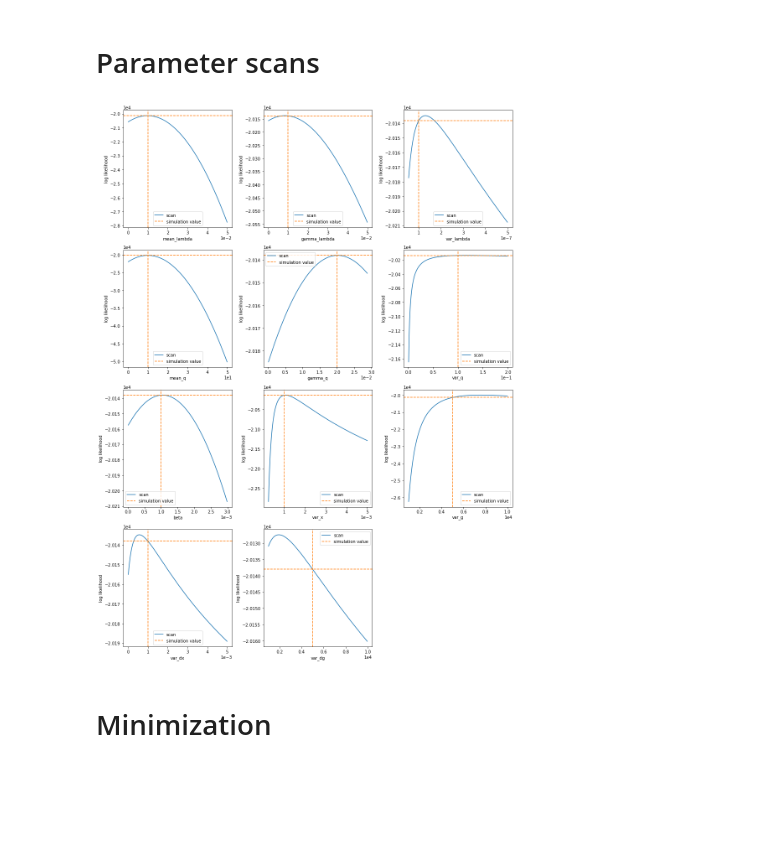
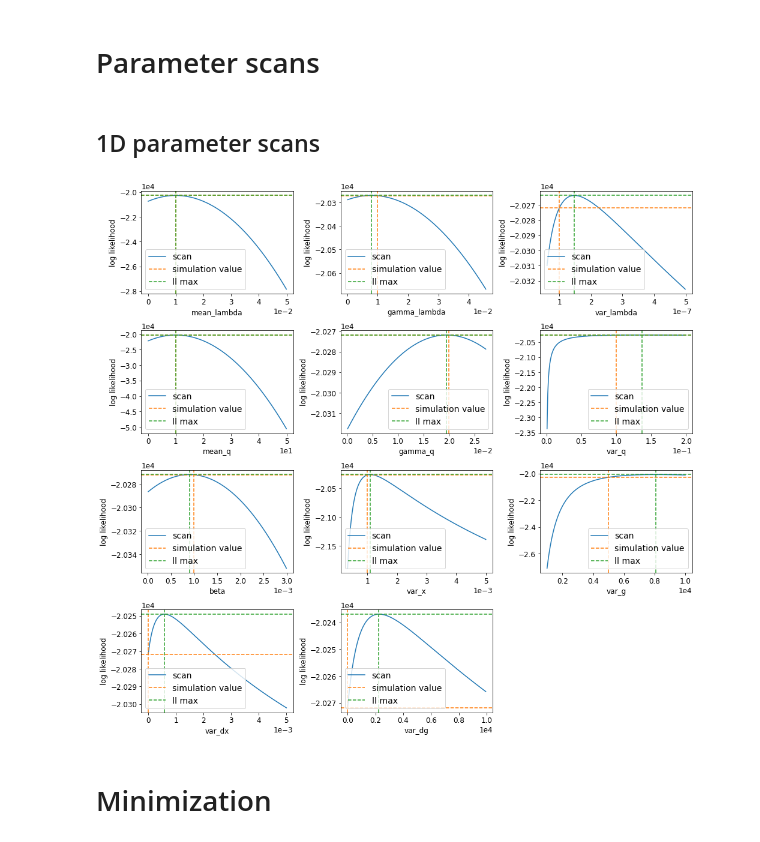
Before and after one commit to bjks/gfp_gaussian_process, a Jupyter notebook: notebooks/gfp_gaussian_prior.ipynb, the cells around one changed output. Cells and saved outputs as stored; diff of their text form; code cells hidden in the pictures; blank space fills up the shorter version.

```diff
--- a/notebooks/gfp_gaussian_prior.ipynb
+++ b/notebooks/gfp_gaussian_prior.ipynb
@@ -6,3 +25,10 @@ import os
+# %%
+minimization_file = '../data/simulation_gaussian_gfp_out/simulation_gaussian_gfp_f_b012345678.csv'
+# minimization_file = '../data/simulation_gaussian_gfp_out/simulation_gaussian_gfp_f_b012345678910.csv'
+# minimization_file = '../data/simulation_gaussian_gfp_out/simulation_gaussian_gfp_f_b01234578910.csv'
+
+
+scan_prefix = '../data/simulation_gaussian_gfp_out/simulation_gaussian_gfp'
 # %% [markdown]
 # Parameter scans
 # %%
@@ -51,20 +77,28 @@ def read_1dscan(filename):
 
 def plot_1dscans(filenames, cols=3, width=14):
     rows = np.ceil(len(filenames)/cols).astype(int)
-    fig, axes = plt.subplots(rows, cols, figsize=(width,width/cols*rows))
+    fig, axes = plt.subplots(rows, cols, figsize=(width,0.7*width/cols*rows))
     # fig = plt.figure()
     for i, ax in enumerate(axes.ravel()):
         if i<len(filenames):
             scan, parameter = read_1dscan(filenames[i])
+
+            param_range = scan.to_numpy()[:,0]
+            ll = scan.to_numpy()[:,1]
+
+            ax.plot(param_range,ll, label='scan')
+
             params_config = read_params_config(filenames[i])
             init = get_params_config(params_config, parameter)["init"].values[0]
-            param_range = scan.to_numpy()[:,0]
-            ll = scan.to_numpy()[:,1]
             init_idx = np.searchsorted(param_range, init)
-
-            ax.plot(param_range,ll, label='scan')
             ax.axvline(x=init, label='simulation value', ls='--', color='tab:orange')
             ax.axhline(y=ll[init_idx], ls='--', color='tab:orange')
+
+            x_scan_max, y_scan_max = param_range[np.nanargmax(ll)], np.nanmax(ll)
+
+            ax.axvline(x=x_scan_max, label='ll max', ls='--', color='tab:green')
+            ax.axhline(y=y_scan_max, ls='--', color='tab:green')
+
 
             ax.set_xlabel(parameter)
             ax.set_ylabel('log likelihood')
@@ -75,12 +109,16 @@ def plot_1dscans(filenames, cols=3, width=14):
             plt.delaxes(ax)
 
     plt.tight_layout()
+    plot_file = "/".join(filenames[0].split("/")[:-1]) + '/1dscans.pdf'
+    plt.savefig(plot_file)
     plt.show()
+# %% [markdown]
+## 1D parameter scans
 # %%
-scan_files = get_scan_file_prefix('../data/out/simulation_shared_with_bjoern')
-plot_1dscans(scan_files)
+scan_files = get_scan_file_prefix(scan_prefix)
+plot_1dscans(scan_files, cols=3)
 # %% [output]
-[figure, old version]
+[figure, new version]
 # %% [markdown]
 # Minimization
 # %%
```
Also changed, not shown: parts of 15 cells of this notebook, 14 other files.
